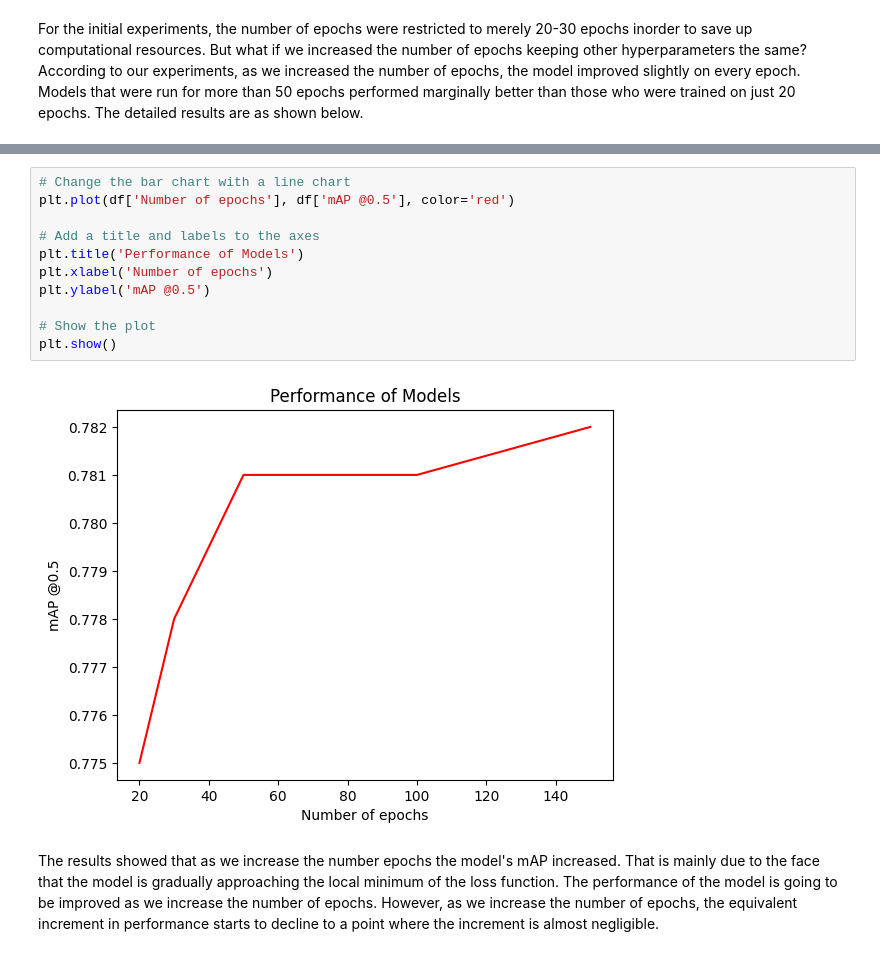
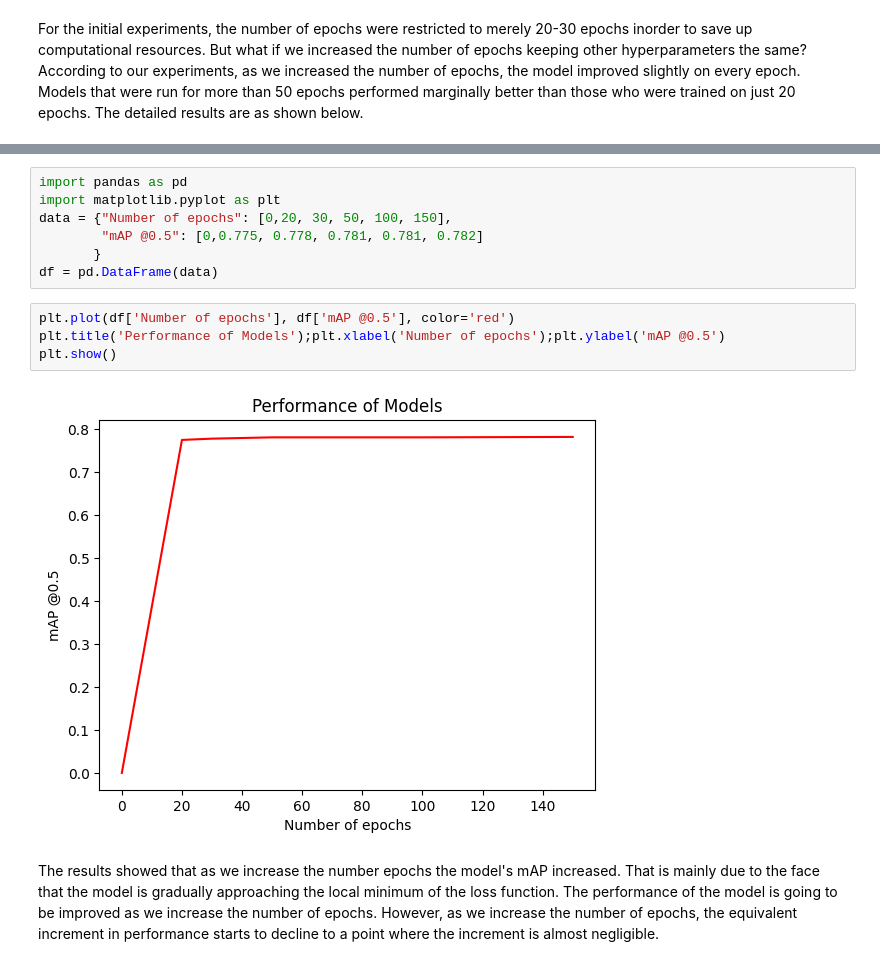
Before and after one commit to AbelKidaneHaile/Reports, a Jupyter notebook: notebooks/Report.ipynb, the cells around one changed output, grey strips where cells are left out. Cells and saved outputs as stored; diff of their text form.

```diff
--- a/notebooks/Report.ipynb
+++ b/notebooks/Report.ipynb
@@ -117,16 +83,16 @@ df = pd.DataFrame(data)
+# %%
+import pandas as pd
+import matplotlib.pyplot as plt
+data = {"Number of epochs": [0,20, 30, 50, 100, 150],
+        "mAP @0.5": [0,0.775, 0.778, 0.781, 0.781, 0.782]
+       }
+df = pd.DataFrame(data)
 # %%
-# Change the bar chart with a line chart
 plt.plot(df['Number of epochs'], df['mAP @0.5'], color='red')
-
-# Add a title and labels to the axes
-plt.title('Performance of Models')
-plt.xlabel('Number of epochs')
-plt.ylabel('mAP @0.5')
-
-# Show the plot
+plt.title('Performance of Models');plt.xlabel('Number of epochs');plt.ylabel('mAP @0.5')
 plt.show()
 # %% [output]
-[figure, old version]
+[figure, new version]
 # %% [markdown]
 The results showed that as we increase the number epochs the model's mAP increased. That is mainly due to the face that the model is gradually approaching the local minimum of the loss function. The performance of the model is going to be improved as we increase the number of epochs. However, as we increase the number of epochs, the equivalent increment in performance starts to decline to a point where the increment is almost negligible.
 # %% [markdown]
```
Also changed, not shown: parts of 19 cells of this notebook, 1 other file.
